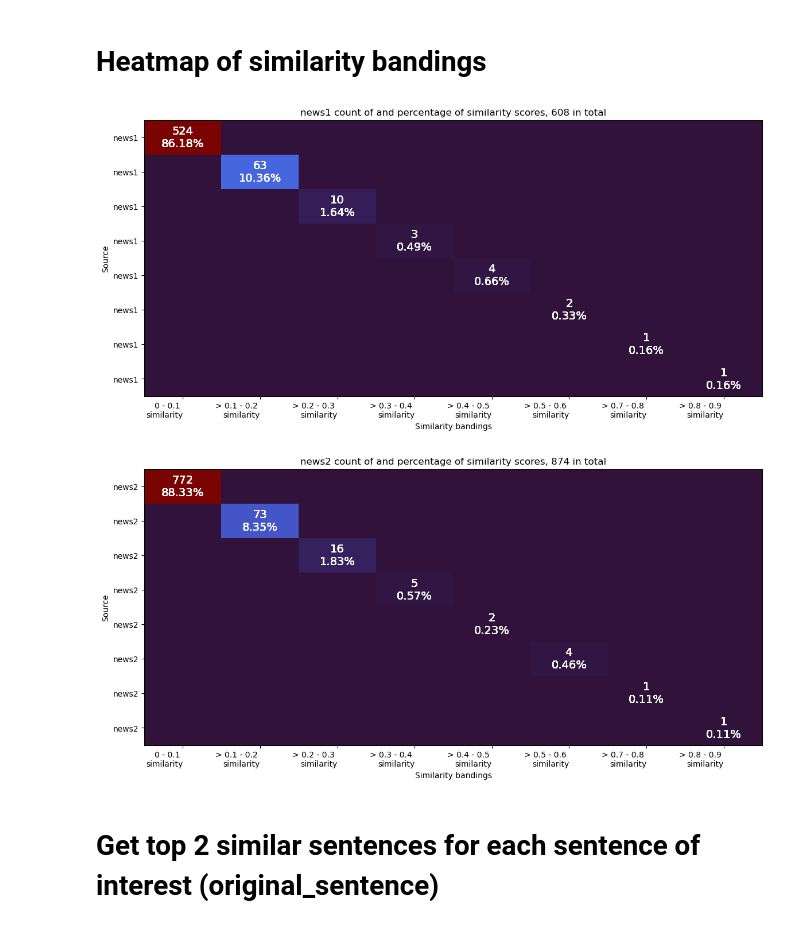
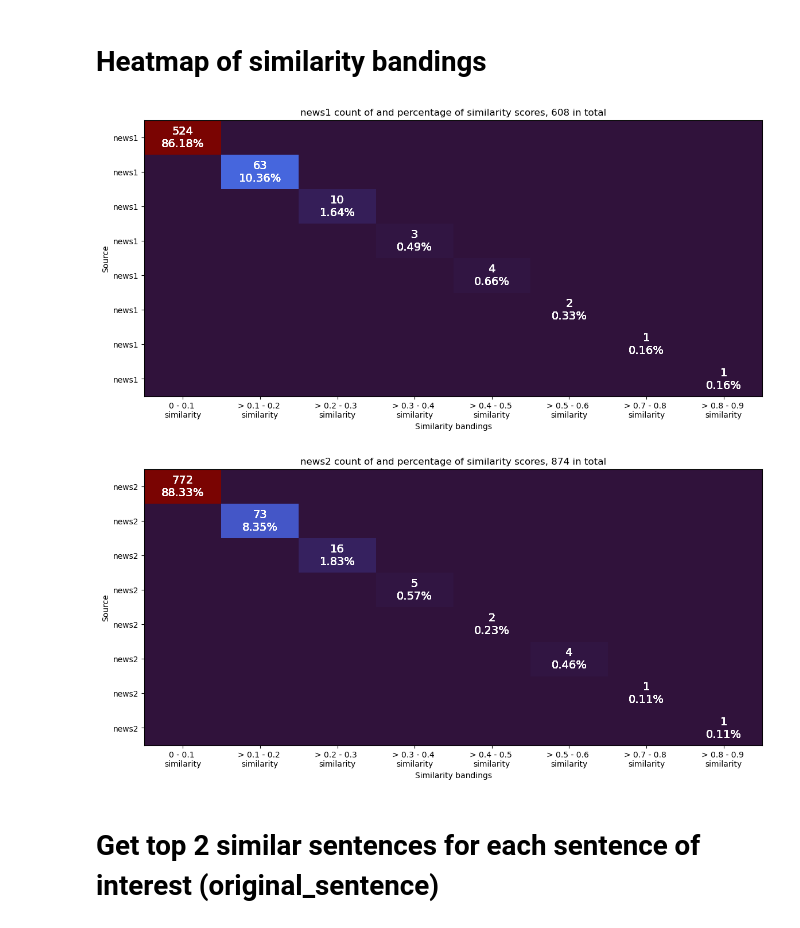
Before and after one commit to kcj-coding/Python-coding, a Jupyter notebook: text_similarity_and_cosine_similarity.ipynb, the cells around one changed output. Drawn from its saved outputs; the diff is of its cells as text; code cells hidden in the pictures.

```diff
--- a/text_similarity_and_cosine_similarity.ipynb
+++ b/text_similarity_and_cosine_similarity.ipynb
@@ -501,0 +584,33 @@ total_df1['similarity_bandings'] = total_df1.apply(split_text, axis=1)
+# %%
+# graph similarity jitter matches for each sentence id
+for each_source in cleaned_text['source'].unique():
+    data_to_use = total_df1[total_df1['original_source'] == each_source]
+
+    data_to_use = data_to_use.reset_index()
+
+    # order by sentence and drop duplicates
+    data_to_use = data_to_use.sort_values(by=['original_sentence', 'similarity'])
+    #data_to_use = data_to_use.drop_duplicates(subset=['original_sentence'], keep='last')
+
+    # make scatterplot of similarity
+    fig, ax = plt.subplots()
+    ax.scatter(data_to_use['original_sentence_id_jitter'], data_to_use['similarity'], c=data_to_use['similarity'], cmap='rainbow')
+    ax.set_ylim(0,1)
+    ax.set_yticks(np.arange(0, 1.1, 0.1))
+    #ax.set_xticks(np.arange(0.05, 0.85, 0.1))
+    #ax.set_xticklabels(band_lst, rotation='horizontal',size=8)
+    ax.set_ylabel("Similarity", size=10)
+    ax.set_xlabel("Sentence id", size=10)
+    ax.set_title(each_source+f" with similarity scores for each sentence id, {len(data_to_use)} datapoints")
+    ax.spines['top'].set_visible(False)
+    ax.spines['right'].set_visible(False)
+    ax.set_axisbelow(True) # to put gridlines at back
+    ax.grid(linestyle='--', color='#CECECE')
+
+    # save plot
+    # set size of graph
+    cmsize = 1/2.54
+    fig.set_size_inches(30*cmsize, 15*cmsize)
+
+    # save plot
+    #plt.savefig(rf"{output_folder_images}\{each_source}"+"fig.png", dpi=400, bbox_inches='tight')
@@ -519,7 +637,7 @@ for each_source in cleaned_text['source'].unique():
     ax.set_yticks(np.arange(0, 1.1, 0.1))
     ax.set_ylabel("Similarity", size=10)
     ax.set_xlabel("Sentence id", size=10)
-    ax.set_title(each_source+" with highest similarity score for each sentence id")
+    ax.set_title(each_source+f" with highest similarity score for each sentence id, {len(data_to_use)} datapoints")
     ax.spines['top'].set_visible(False)
     ax.spines['right'].set_visible(False)
     ax.set_axisbelow(True) # to put gridlines at back
@@ -647,36 +765,36 @@ for each_source in cleaned_text['source'].unique():
 
     fig, ax = plt.subplots(figsize=(30*cmsize, 15*cmsize))
     im = ax.imshow(pct_mtrx, cmap='turbo', aspect='auto')
     #plt.colorbar()
 
     # show all ticks and label them with respective list entries
     ax.set_xticks(np.arange(len(count_bandings2['original_source'])), labels=count_bandings2['similarity_bandings'])#np.arange(len(count_bandings2['original_source'])))
     ax.set_yticks(np.arange(len(count_bandings2['original_source'])), labels=count_bandings2['original_source'])
 
     # rotate the tick labels and set alignment
-    plt.setp(ax.get_xticklabels(), rotation=0, ha='right', rotation_mode='anchor')
+    plt.setp(ax.get_xticklabels(), rotation=0, ha='center', rotation_mode='anchor')
 
     # loop over the data dimensions and create text annotations
     for i in range(len(count_bandings2['original_source'])):
         for j in range(len(count_bandings2['original_source'])):
             text = ax.text(i,i, str(count_mtrx[i,i])+"\n"+str(float(pct_mtrx[i,i]))+"%", #int(pct_mtrx[i,i]),
                            ha='center', va='center', color='w', size=14)
 
     ax.set_xlabel('Similarity bandings',size=10)
     ax.set_ylabel('Source',size=10)
     ax.set_title(each_source+" count of and percentage of similarity scores, "+str(count_bandings2['tot'].unique()[0])+" in total")
     fig.tight_layout()
 
     # save plot
     # set size of graph
     #cmsize = 1/2.54
     #fig.set_size_inches(30*cmsize, 15*cmsize)
 
     # save plot
     #plt.savefig(rf"{output_folder_images}\{each_source}"+"fig.png", dpi=400, bbox_inches='tight')
 # %% [output]
-[figure, old version]
+[figure, new version]
-[figure, old version]
+[figure, new version]
 # %% [markdown]
 # Get top 2 similar sentences for each sentence of interest (original_sentence)
 # %%
```
Also changed, not shown: parts of 9 cells of this notebook, 1 other file.
